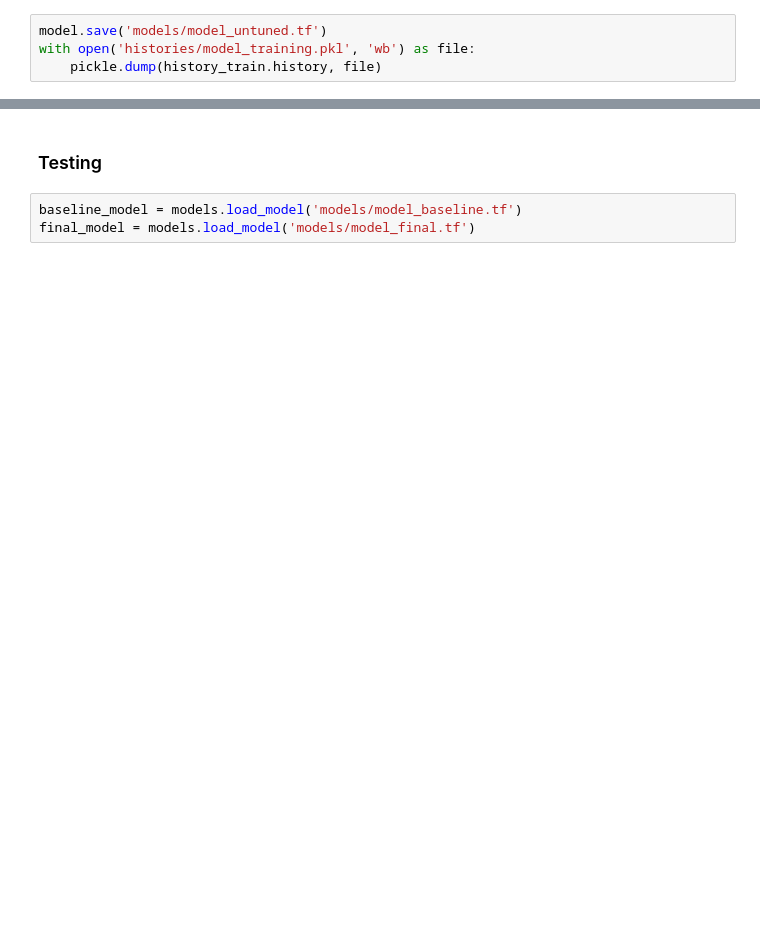
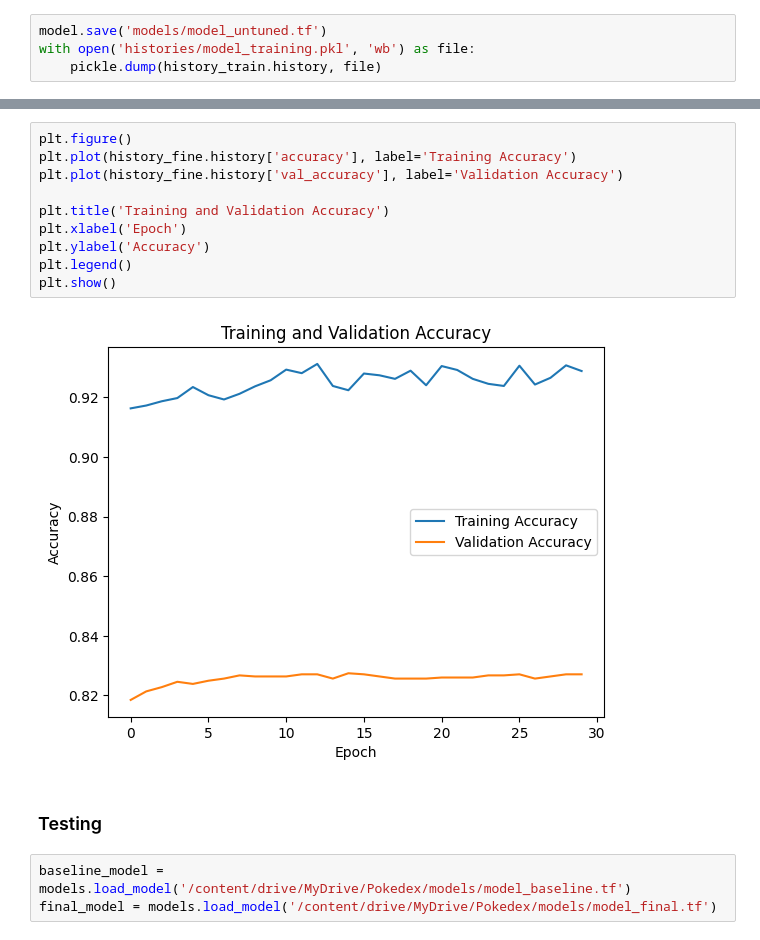
Before and after one commit to teekaytai/pokedex, a Jupyter notebook: main.ipynb, the cells around one changed output, grey strips where cells are left out. Drawn from its saved outputs; the diff is of its cells as text; blank space fills up the shorter version.

```diff
--- a/main.ipynb
+++ b/main.ipynb
@@ -483,5 +631,17 @@ with open('histories/model_tuning.pkl', 'wb') as file:
+# %%
+plt.figure()
+plt.plot(history_fine.history['accuracy'], label='Training Accuracy')
+plt.plot(history_fine.history['val_accuracy'], label='Validation Accuracy')
+
+plt.title('Training and Validation Accuracy')
+plt.xlabel('Epoch')
+plt.ylabel('Accuracy')
+plt.legend()
+plt.show()
+# %% [output]
+[figure, added]
 # %% [markdown]
 ### Testing
 # %%
-baseline_model = models.load_model('models/model_baseline.tf')
-final_model = models.load_model('models/model_final.tf')
+baseline_model = models.load_model('/content/drive/MyDrive/Pokedex/models/model_baseline.tf')
+final_model = models.load_model('/content/drive/MyDrive/Pokedex/models/model_final.tf')
```
Also changed, not shown: parts of 53 cells of this notebook.
